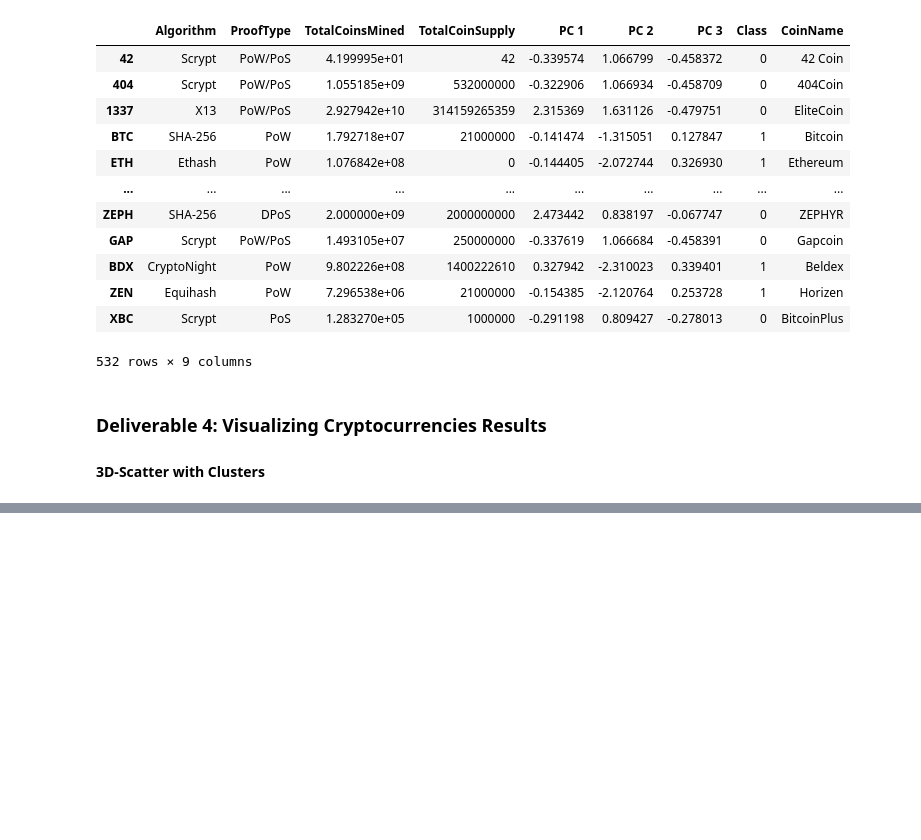
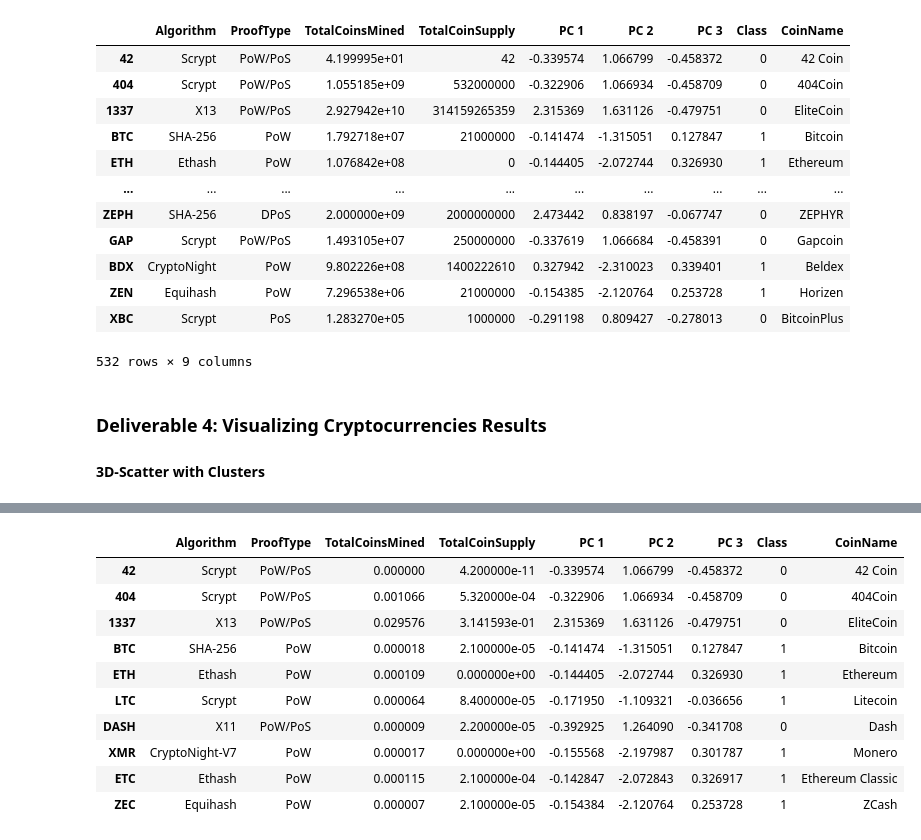
Before and after one commit to rcookie23/Cryptocurrencies, a Jupyter notebook: crypto_clustering.ipynb, the cells around one changed output, grey strips where cells are left out. Saved outputs shown, nothing was run; the diff lists cells and outputs as text; code cells hidden in the pictures; blank space fills up the shorter version.

```diff
--- a/crypto_clustering.ipynb
+++ b/crypto_clustering.ipynb
@@ -290,3 +308,4 @@ clustered_df
 # %%
 # Scaling data to create the scatter plot with tradable cryptocurrencies.
-# YOUR CODE HERE
+X_scaled = MinMaxScaler().fit_transform(clustered_df[['TotalCoinSupply', 'TotalCoinsMined']])
+print(X_scaled)
@@ -293,13 +320,24 @@ clustered_df
 # %%
 # Create a new DataFrame that has the scaled data with the clustered_df DataFrame index.
-# YOUR CODE HERE
+plot_df = clustered_df
+plot_df[['TotalCoinSupply', 'TotalCoinsMined']] = X_scaled
 
 # Add the "CoinName" column from the clustered_df DataFrame to the new DataFrame.
-# YOUR CODE HERE
 
 # Add the "Class" column from the clustered_df DataFrame to the new DataFrame.
-# YOUR CODE HERE
 
 plot_df.head(10)
+# %% [output]
+|  | Algorithm | ProofType | TotalCoinsMined | TotalCoinSupply | PC 1 | PC 2 | PC 3 | Class | CoinName |
+| 42 | Scrypt | PoW/PoS | 0.000000 | 4.200000e-11 | -0.339574 | 1.066799 | -0.458372 | 0 | 42 Coin |
+| 404 | Scrypt | PoW/PoS | 0.001066 | 5.320000e-04 | -0.322906 | 1.066934 | -0.458709 | 0 | 404Coin |
+| 1337 | X13 | PoW/PoS | 0.029576 | 3.141593e-01 | 2.315369 | 1.631126 | -0.479751 | 0 | EliteCoin |
+| BTC | SHA-256 | PoW | 0.000018 | 2.100000e-05 | -0.141474 | -1.315051 | 0.127847 | 1 | Bitcoin |
+| ETH | Ethash | PoW | 0.000109 | 0.000000e+00 | -0.144405 | -2.072744 | 0.326930 | 1 | Ethereum |
+| LTC | Scrypt | PoW | 0.000064 | 8.400000e-05 | -0.171950 | -1.109321 | -0.036656 | 1 | Litecoin |
+| DASH | X11 | PoW/PoS | 0.000009 | 2.200000e-05 | -0.392925 | 1.264090 | -0.341708 | 0 | Dash |
+| XMR | CryptoNight-V7 | PoW | 0.000017 | 0.000000e+00 | -0.155568 | -2.197987 | 0.301787 | 1 | Monero |
+| ETC | Ethash | PoW | 0.000115 | 2.100000e-04 | -0.142847 | -2.072843 | 0.326917 | 1 | Ethereum Classic |
+| ZEC | Equihash | PoW | 0.000007 | 2.100000e-05 | -0.154384 | -2.120764 | 0.253728 | 1 | ZCash |
 # %%
 # Create a hvplot.scatter plot using x="TotalCoinsMined" and y="TotalCoinSupply".
```
Also changed, not shown: parts of 6 cells of this notebook.
